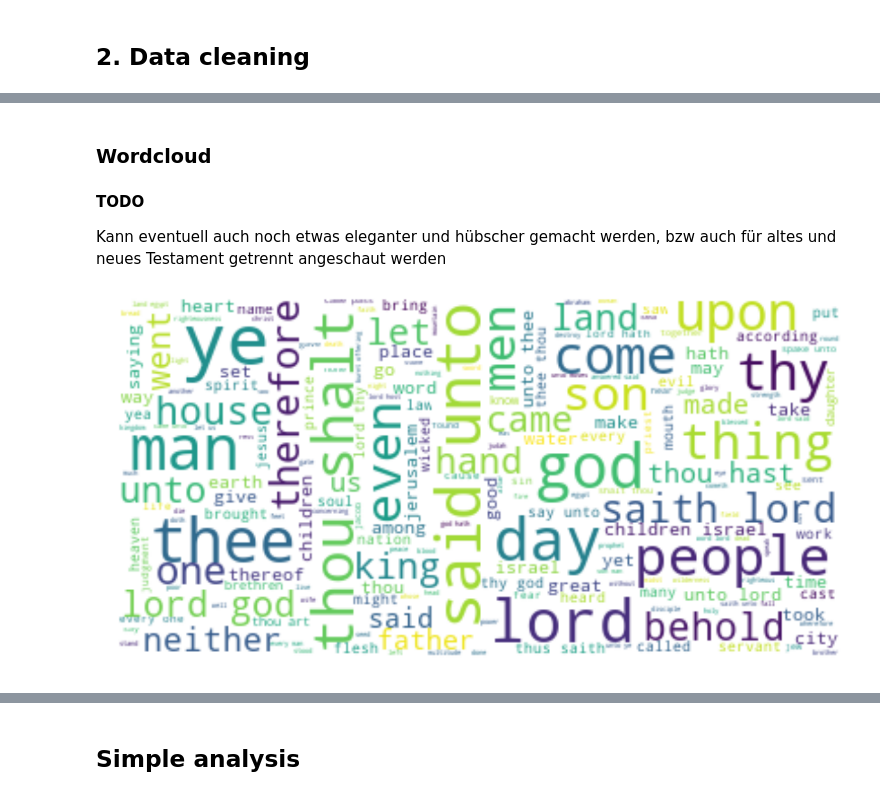
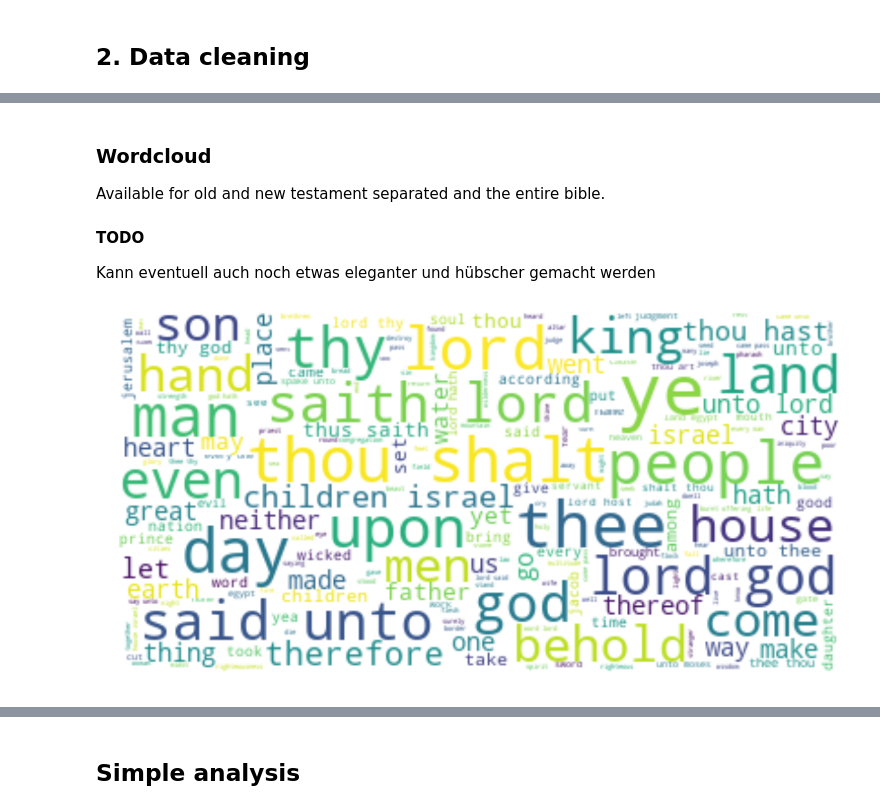
Before and after one commit to Amglex/Machine-Learning-for-textual-data, a Jupyter notebook: ML_Project.ipynb, the cells around one changed output, grey strips where cells are left out. Drawn from its saved outputs; the diff is of its cells as text; code cells hidden in the pictures.

Commit message:
New wordclouds

```diff
--- a/ML_Project.ipynb
+++ b/ML_Project.ipynb
@@ -258,9 +291,11 @@ def tokenizer_porter(text):
-# %% [markdown]
-### Wordcloud
+# %% [markdown]
+### Wordcloud
+
+Available for old and new testament separated and the entire bible.
 # %% [markdown]
 **TODO**
 
-Kann eventuell auch noch etwas eleganter und hübscher gemacht werden, bzw auch für altes und neues Testament getrennt angeschaut werden
+Kann eventuell auch noch etwas eleganter und hübscher gemacht werden
 # %%
 #apply preprocessor for Wordcloud and merge all preprocessed speeches to one text
 wordcloud_df = df['text'].apply(preprocessor)
@@ -272,11 +316,18 @@ for text in wordcloud_df:
 # %%
-# generate word cloud
-wordcloud = WordCloud(max_font_size=40,background_color="white").generate(full_text)
+# Old testament only
+wordcloud_old = df.loc[df.testament == "OldTestament",'text'].apply(preprocessor)
+wordcloud_old = wordcloud_old.apply(remove_stopwords)
+
+full_text = ''
+for text in wordcloud_old:
+    full_text += text
+
+wordcloud_old = WordCloud(max_font_size=40,background_color="white").generate(full_text)
 
 # display
 plt.figure(figsize=(20,20))
-plt.imshow(wordcloud, interpolation="bilinear")
+plt.imshow(wordcloud_old, interpolation="bilinear")
 plt.axis("off")
 plt.show()
 # %% [output]
-[figure, old version]
+[figure, new version]
```
Also changed, not shown: parts of 19 cells of this notebook.
